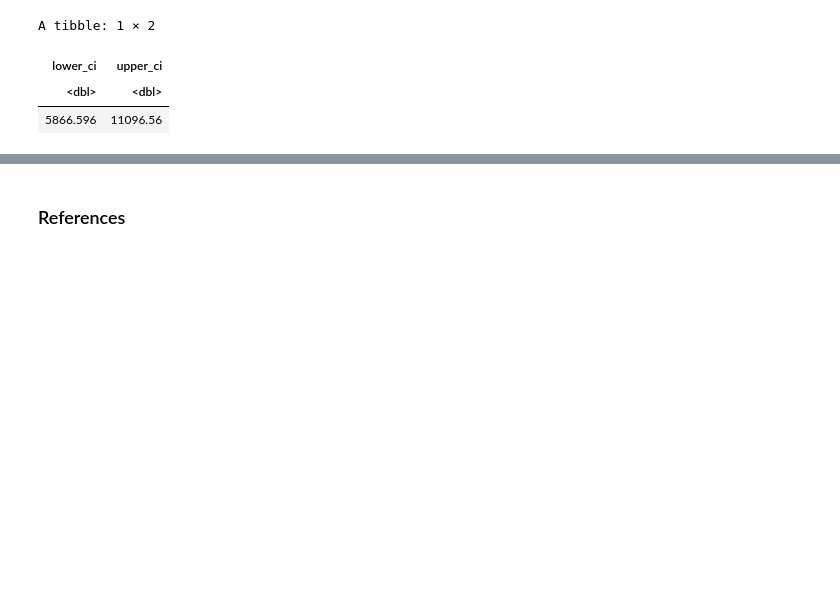
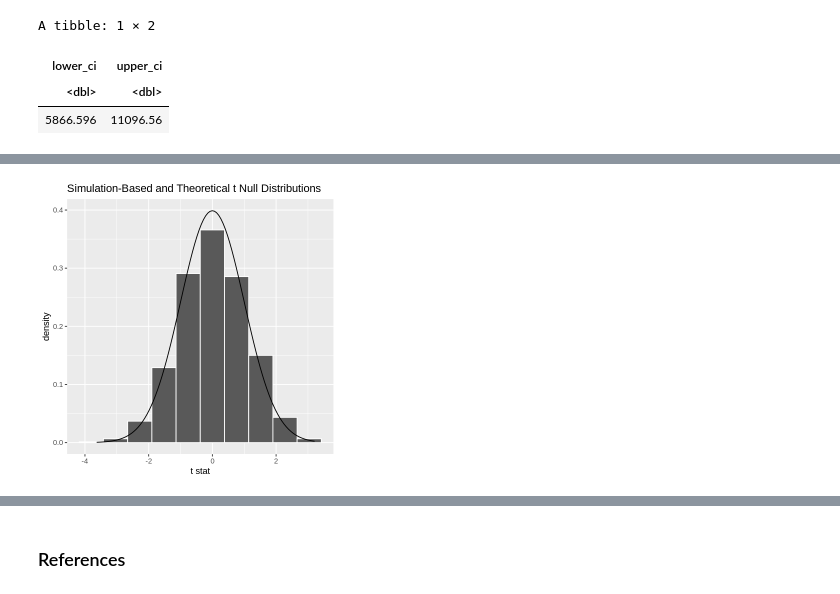
Before and after one commit to karlie-tr/STAT201-GroupProject, a Jupyter notebook: Final Report.ipynb, the cells around one changed output, grey strips where cells are left out. Drawn from its saved outputs; the diff is of its cells as text; code cells hidden in the pictures; blank space fills up the shorter version.

```diff
--- a/Final Report.ipynb
+++ b/Final Report.ipynb
@@ -240,0 +271,3 @@ A tibble: 1 × 2
+# %%
+visualize(null_distribution_salary_t, bins = 10, method = "both")
+# %% [output]
@@ -240,0 +276 @@ A tibble: 1 × 2
+[figure, added]
```
Also changed, not shown: parts of 7 cells of this notebook.
